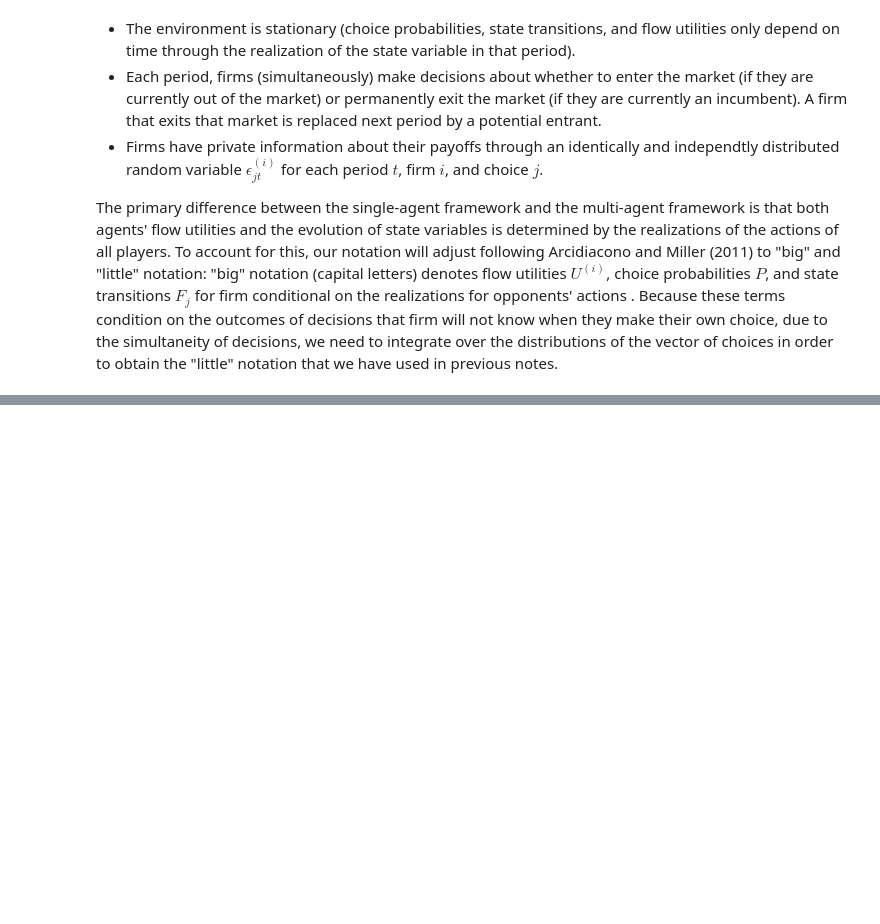
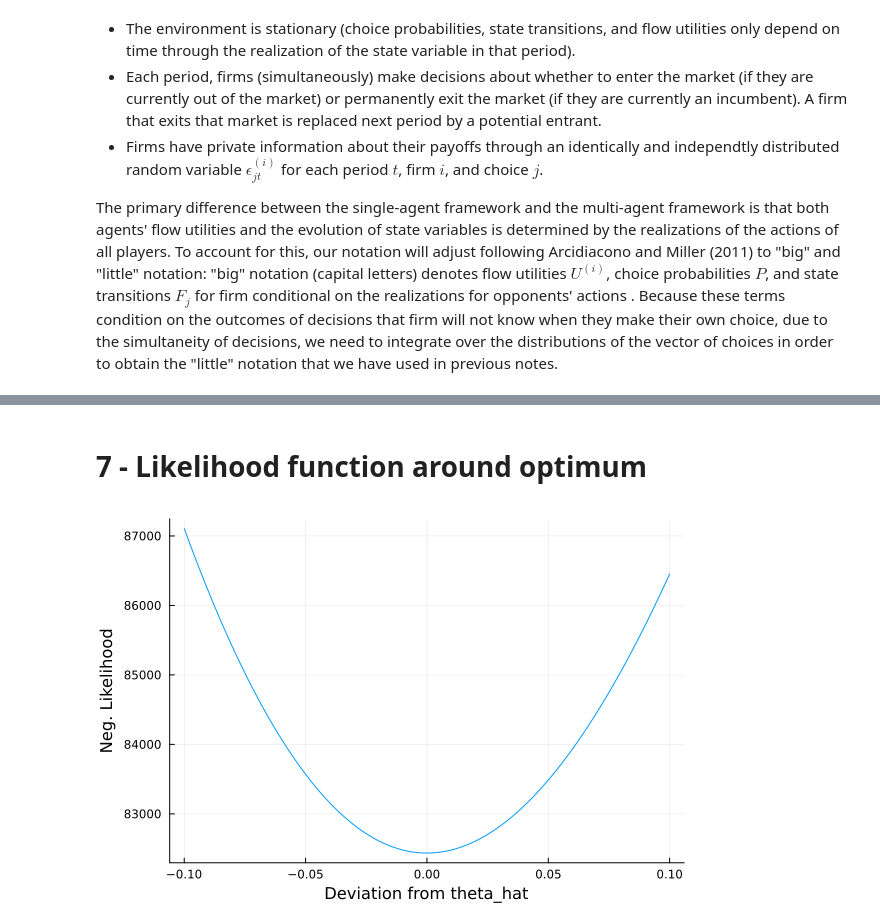
Before and after one commit to gaston-mullin/gaston-mullin.github.io, a Jupyter notebook: files/Day3 - DynamicGames.ipynb, the cells around one changed output, grey strips where cells are left out. Drawn from its saved outputs; the diff is of its cells as text; code cells hidden in the pictures; blank space fills up the shorter version.

```diff
--- a/files/Day3 - DynamicGames.ipynb
+++ b/files/Day3 - DynamicGames.ipynb
@@ -42,0 +220,9 @@ $$ v_2^{(i)}(x_t,s_t) = u_2^{(i)}(x_t,s_t) - \beta \sum_{x_{t+1} \in X} \sum_{s_
+# %%
+Util=zeros(size(A,1),1);
+for j in 1:size(A,1)
+    Util[j]=0+bx*A[j,2]+bnf*A[j,1]+bss*A[j,3]+be*(1-A[j,4]);
+end
+
+N=Nf;
+
+prob_out,_,_ = prob_entry(Util,trans,Nf,Xn,S,binom,β,A);
@@ -42,0 +298,19 @@ $$ v_2^{(i)}(x_t,s_t) = u_2^{(i)}(x_t,s_t) - \beta \sum_{x_{t+1} \in X} \sum_{s_
+# %%
+# Reshape the data
+
+S_vec = repeat(vec(State),Nf + 1);
+X_vec = repeat(vec(X),(Nf + 1)*Xn);
+
+# Add firm-level decisions to get number of active firms in the previous period:
+NFirm=dropdims(sum(Firm,dims = 3), dims= 3);
+LNFirm=dropdims(sum(Lfirm,dims = 3), dims = 3);
+
+NFirm_vec = repeat(vec(NFirm),Nf + 1);
+LNFirm_vec = repeat(vec(LNFirm),Nf + 1);
+
+Firm_vec=vec(Firm);
+LFirm_vec=vec(Lfirm);
+
+LNFirm_vec=LNFirm_vec-LFirm_vec;
+
+Z = hcat(ones((Nf+1)*Nm*T,1), X_vec, S_vec, 1 .- LFirm_vec,LNFirm_vec);
@@ -42,0 +321,11 @@ $$ v_2^{(i)}(x_t,s_t) = u_2^{(i)}(x_t,s_t) - \beta \sum_{x_{t+1} \in X} \sum_{s_
+# %%
+# Create variables used in logit for reduced-form CCP estimation:
+W_ccp = [ones(size(X_vec)) X_vec (X_vec./10).^2  LFirm_vec LNFirm_vec (LNFirm_vec./5).^2 S_vec S_vec.*X_vec./10 LFirm_vec.*S_vec LNFirm_vec.*S_vec./10];
+model1 =  glm(W_ccp, Firm_vec, Binomial(), LogitLink());
+lambda_hat =  model1.pp.beta0;
+
+# Fit CCPs to each observations:
+B = DataFrame(A,["LNFirms","X","S","LFirm"]);
+
+B_fit = [ones(size(B,1),1) B.X (B.X./10).^2 B.LFirm B.LNFirms (B.LNFirms./5).^2 B.S B.S.*B.X./10 B.LFirm.*B.S B.S.*B.LNFirms./10];
+ccp_hat=predict(model1,B_fit);
@@ -42,0 +426,7 @@ $$ v_2^{(i)}(x_t,s_t) = u_2^{(i)}(x_t,s_t) - \beta \sum_{x_{t+1} \in X} \sum_{s_
+# %% [markdown]
+# 7 - Likelihood function around optimum
+# %%
+LikeFunAroundOptim = [LikeFun(theta_hat + [zeros(j-1);ones(1)*h;zeros(5-j)]) for h in -.1:.002:.1, j in 1:5];
+plot(-.1:.002:.1,LikeFunAroundOptim[:,2],xlabel="Deviation from theta_hat",ylabel="Neg. Likelihood",label="")
+# %% [output]
+[figure, added]
```
Also changed, not shown: parts of 22 cells of this notebook, 2 other files.
